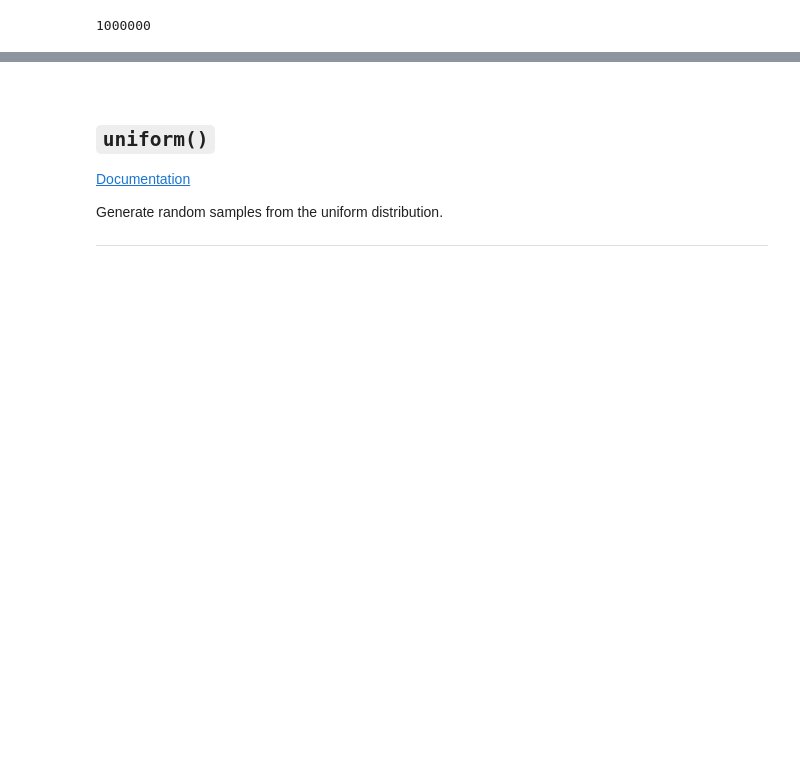
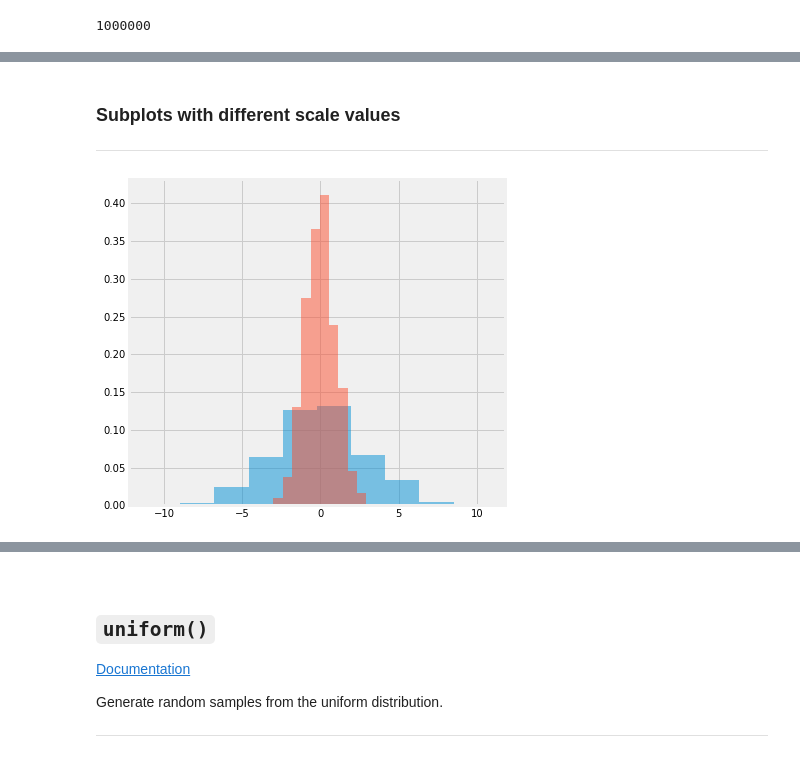
Before and after one commit to Izardo/Numpy-Random-Assignment, a Jupyter notebook: numpy-random.ipynb, the cells around one changed output, grey strips where cells are left out. Cells and saved outputs as stored; diff of their text form; code cells hidden in the pictures; blank space fills up the shorter version.

```diff
--- a/numpy-random.ipynb
+++ b/numpy-random.ipynb
@@ -741,0 +742,16 @@ np.amin(x)
+# %% [markdown]
+### Subplots with different scale values
+***
+# %%
+# Create normal arrays specifying different scale values.
+a = rng.normal(loc=0, scale=3.0, size=1000)
+b = rng.normal(loc=0, scale=1.0, size=1000)
+# %%
+# Create a pyplot figure.
+fig, ax = plt.subplots()
+
+# Plot values with histogram.
+ax.hist(a, alpha=0.5, density=True)   # alpha parameter makes bins transparent.
+ax.hist(b, alpha=0.5, density=True);  # density=true returns a probability density.
+# %% [output]
+[figure, added]
```
Also changed, not shown: parts of 84 cells of this notebook.
